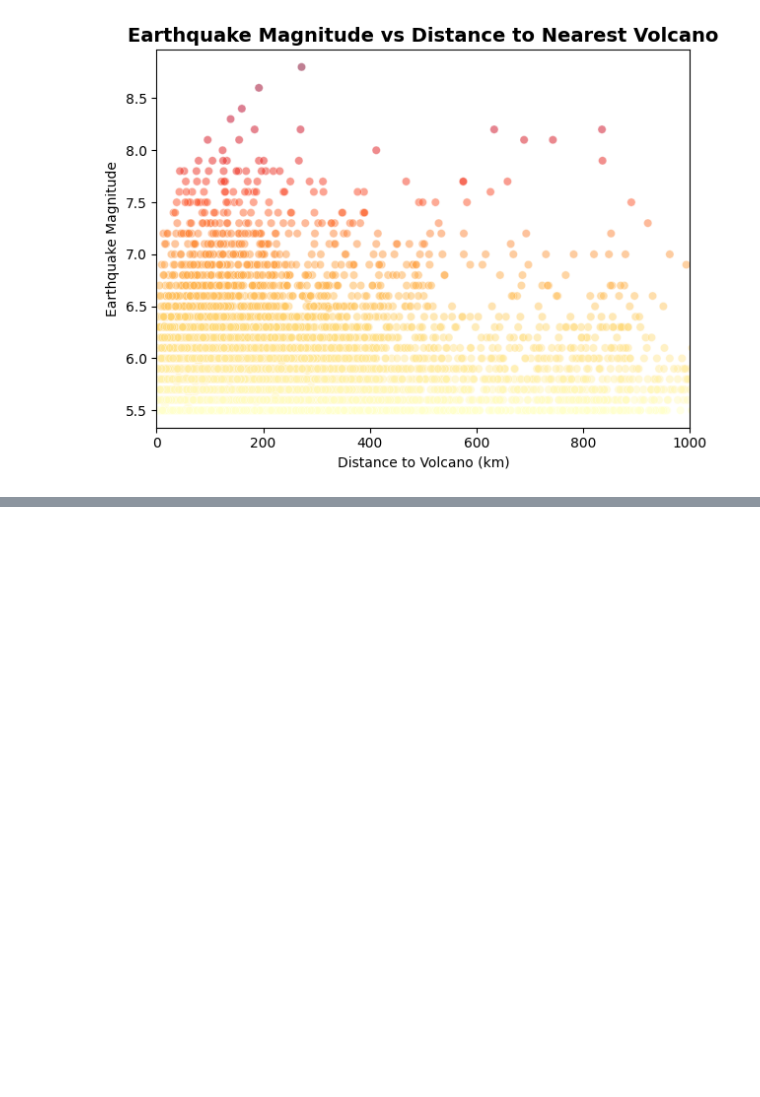
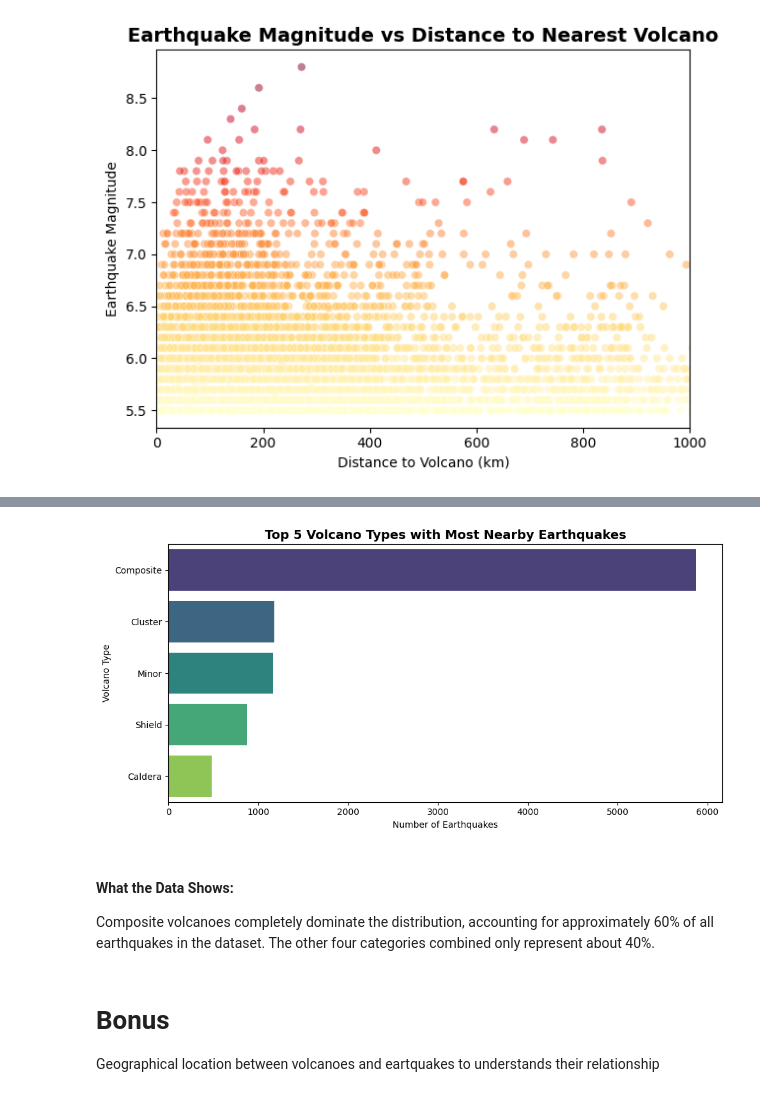
Before and after one commit to Djangss/Data-Acquisition-Project, a Jupyter notebook: Data-Acquisit.ipynb, the cells around one changed output, grey strips where cells are left out. Drawn from its saved outputs; the diff is of its cells as text; code cells hidden in the pictures; blank space fills up the shorter version.

```diff
--- a/Data-Acquisit.ipynb
+++ b/Data-Acquisit.ipynb
@@ -370,0 +448,23 @@ plt.show()
+# %%
+# Get top 5 volcano types
+top_types = df['nearest_volcano_landform'].value_counts().head(5)
+
+plt.figure(figsize=(10, 5))
+sns.barplot(x=top_types.values, y=top_types.index, hue=top_types.index, palette='viridis', legend=False)
+
+plt.title('Top 5 Volcano Types with Most Nearby Earthquakes', fontsize=14, fontweight='bold')
+plt.xlabel('Number of Earthquakes')
+plt.ylabel('Volcano Type')
+
+plt.tight_layout()
+plt.show()
+# %% [output]
+[figure, added]
+# %% [markdown]
+#### **What the Data Shows:**
+
+Composite volcanoes completely dominate the distribution, accounting for approximately 60% of all earthquakes in the dataset. The other four categories combined only represent about 40%.
+# %% [markdown]
+# Bonus
+
+Geographical location between volcanoes and eartquakes to understands their relationship
```
Also changed, not shown: parts of 24 cells of this notebook.
